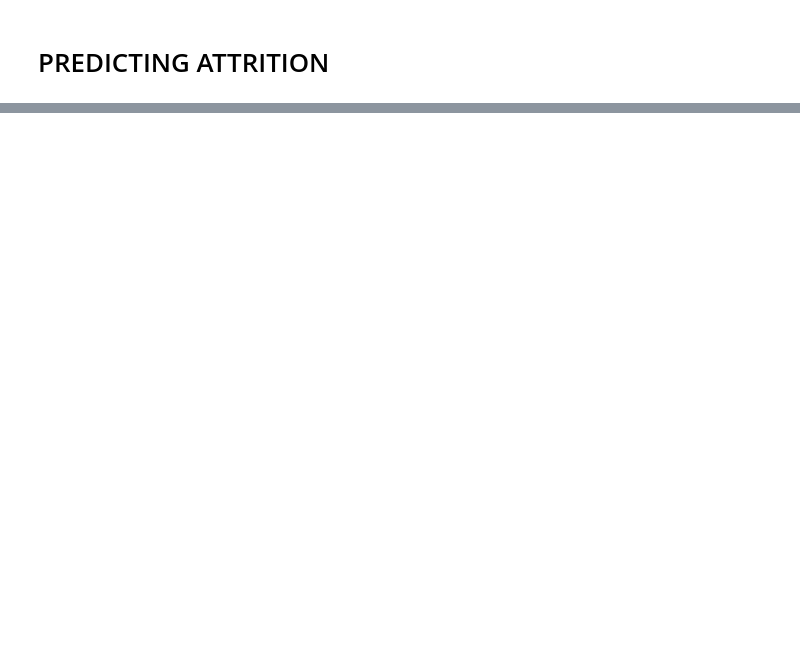
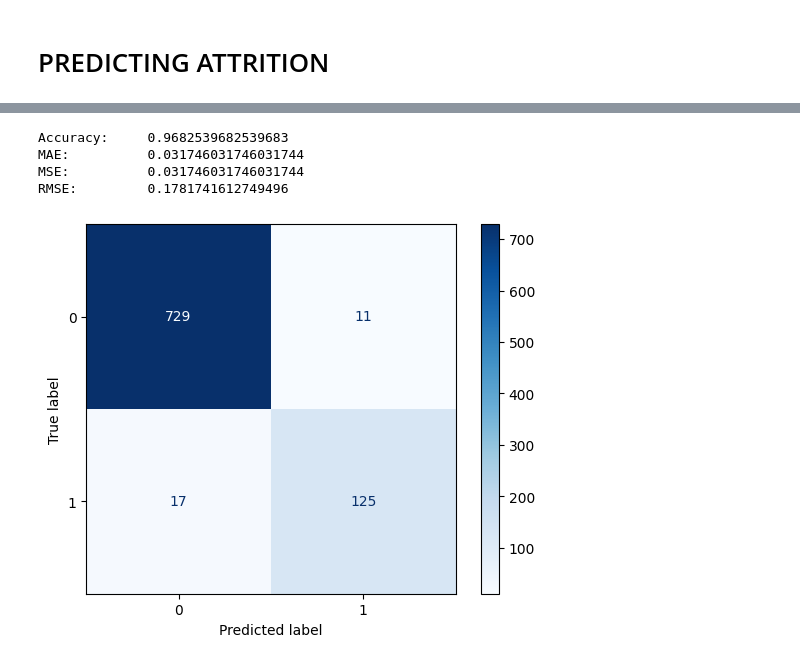
Before and after one commit to equisdel/INDIAI, a Jupyter notebook: test.ipynb, the cells around one changed output, grey strips where cells are left out. Cells and saved outputs as stored; diff of their text form; code cells hidden in the pictures; blank space fills up the shorter version.

```diff
--- a/test.ipynb
+++ b/test.ipynb
@@ -1282,0 +1373,9 @@ We should prepare the pipeline for:
+# %%
+dtree = DecisionTreeClassifier()
+results['DecisionTree'] = TestModel(dtree)
+# %% [output]
+Accuracy:     0.9682539682539683
+MAE:          0.031746031746031744
+MSE:          0.031746031746031744
+RMSE:         0.1781741612749496
+[figure, added]
```
Also changed, not shown: parts of 19 cells of this notebook.
